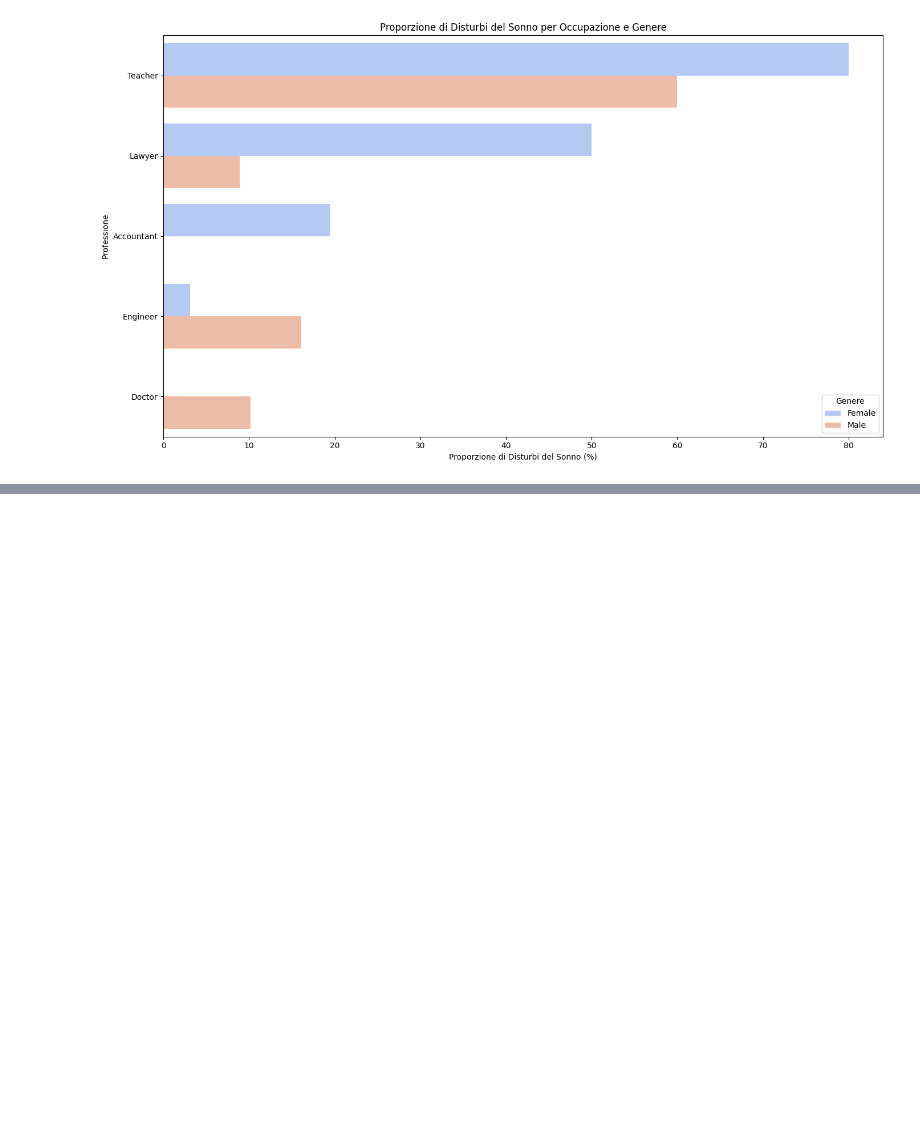
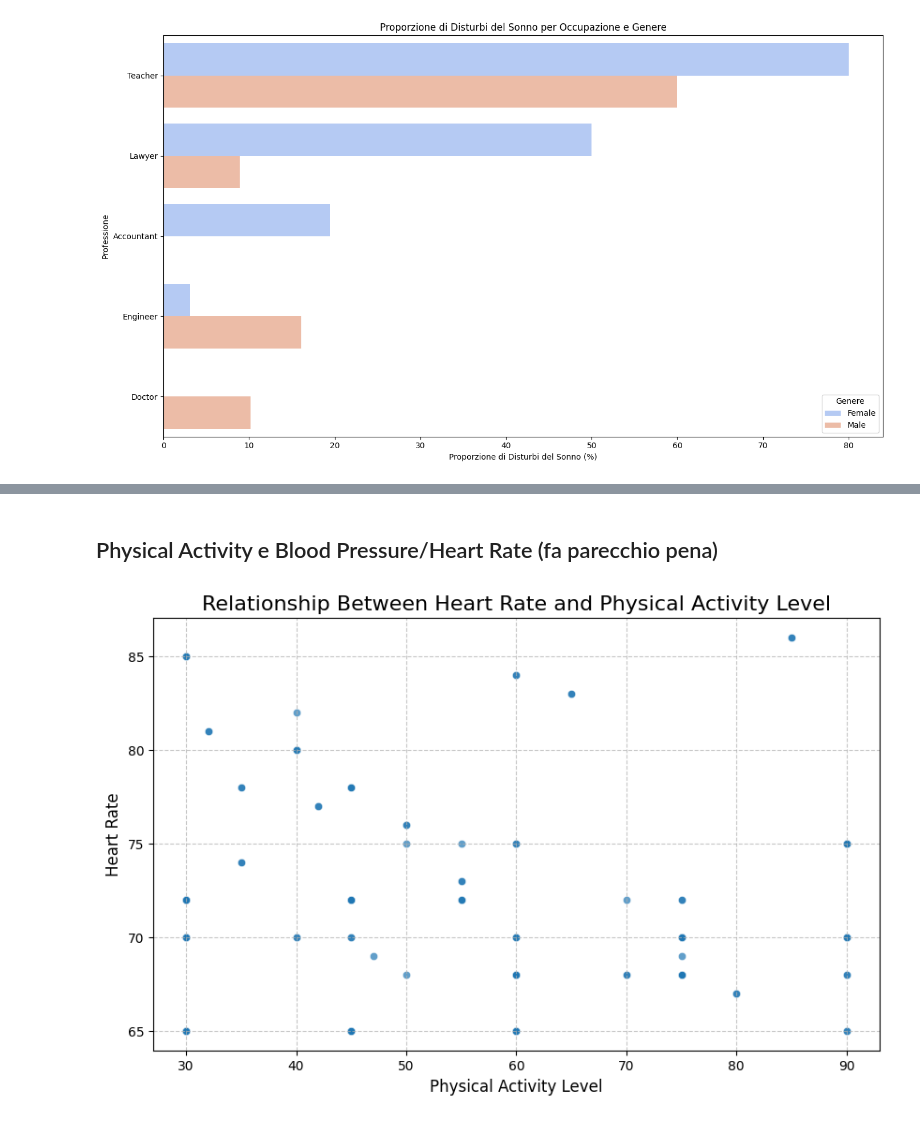
Before and after one commit to gretaquadranti/DataVisualization, a Jupyter notebook: dataViz_notebook.ipynb, the cells around one changed output, grey strips where cells are left out. Drawn from its saved outputs; the diff is of its cells as text; code cells hidden in the pictures; blank space fills up the shorter version.

```diff
--- a/dataViz_notebook.ipynb
+++ b/dataViz_notebook.ipynb
@@ -282,0 +325,15 @@ plt.show()
+# %% [markdown]
+## Physical Activity e Blood Pressure/Heart Rate (fa parecchio pena)
+# %%
+# Create a scatter plot to visualize the relationship between Physical Activity Level and Heart Rate
+plt.figure(figsize=(10, 6))
+sns.scatterplot(data=data, x='Physical Activity Level', y='Heart Rate', alpha=0.7)
+
+# Add labels and title
+plt.title('Relationship Between Heart Rate and Physical Activity Level', fontsize=16)
+plt.xlabel('Physical Activity Level', fontsize=12)
+plt.ylabel('Heart Rate', fontsize=12)
+plt.grid(axis='both', linestyle='--', alpha=0.7)
+plt.show()
+# %% [output]
+[figure, added]
```
Also changed, not shown: parts of 8 cells of this notebook.
